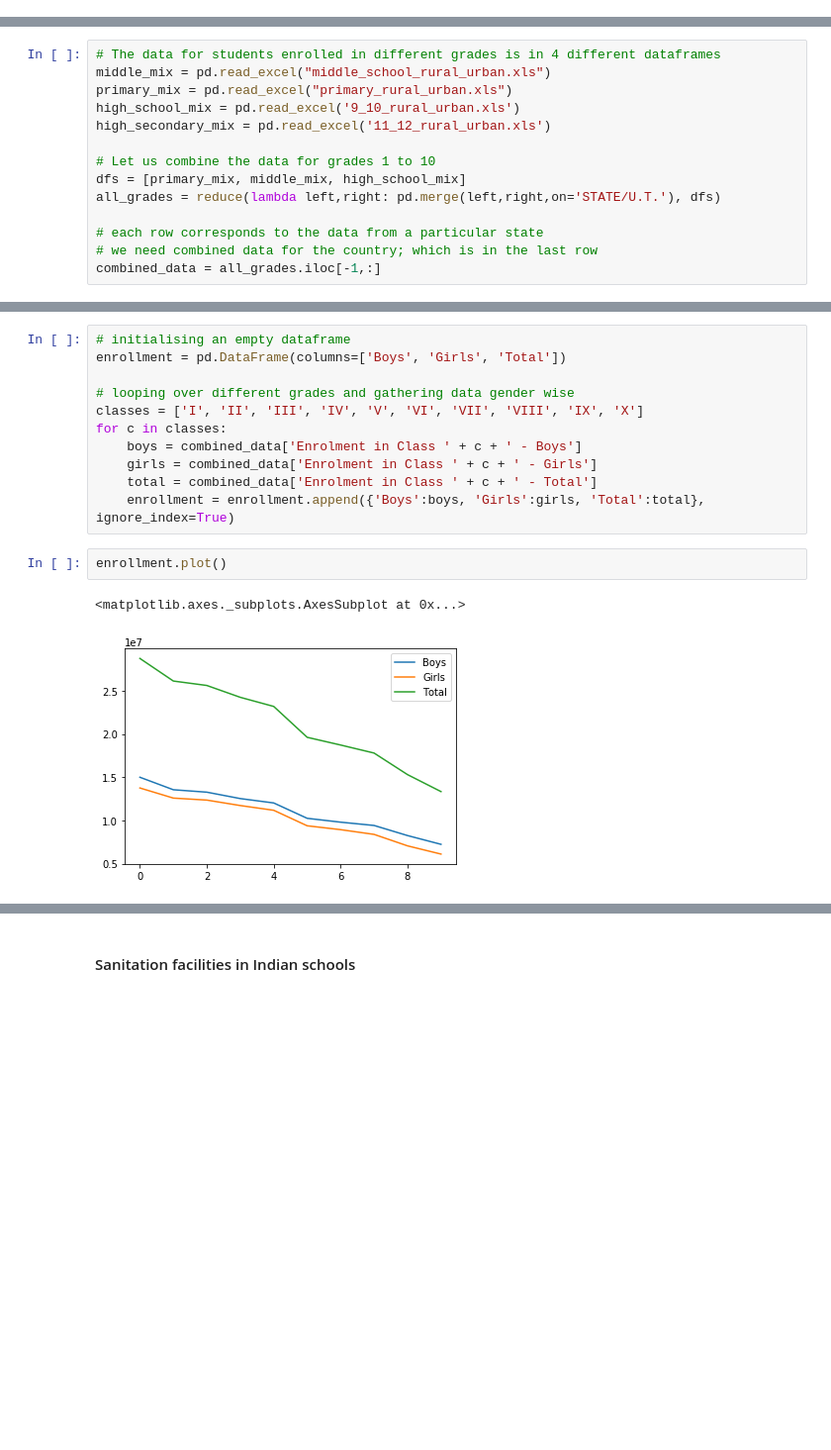
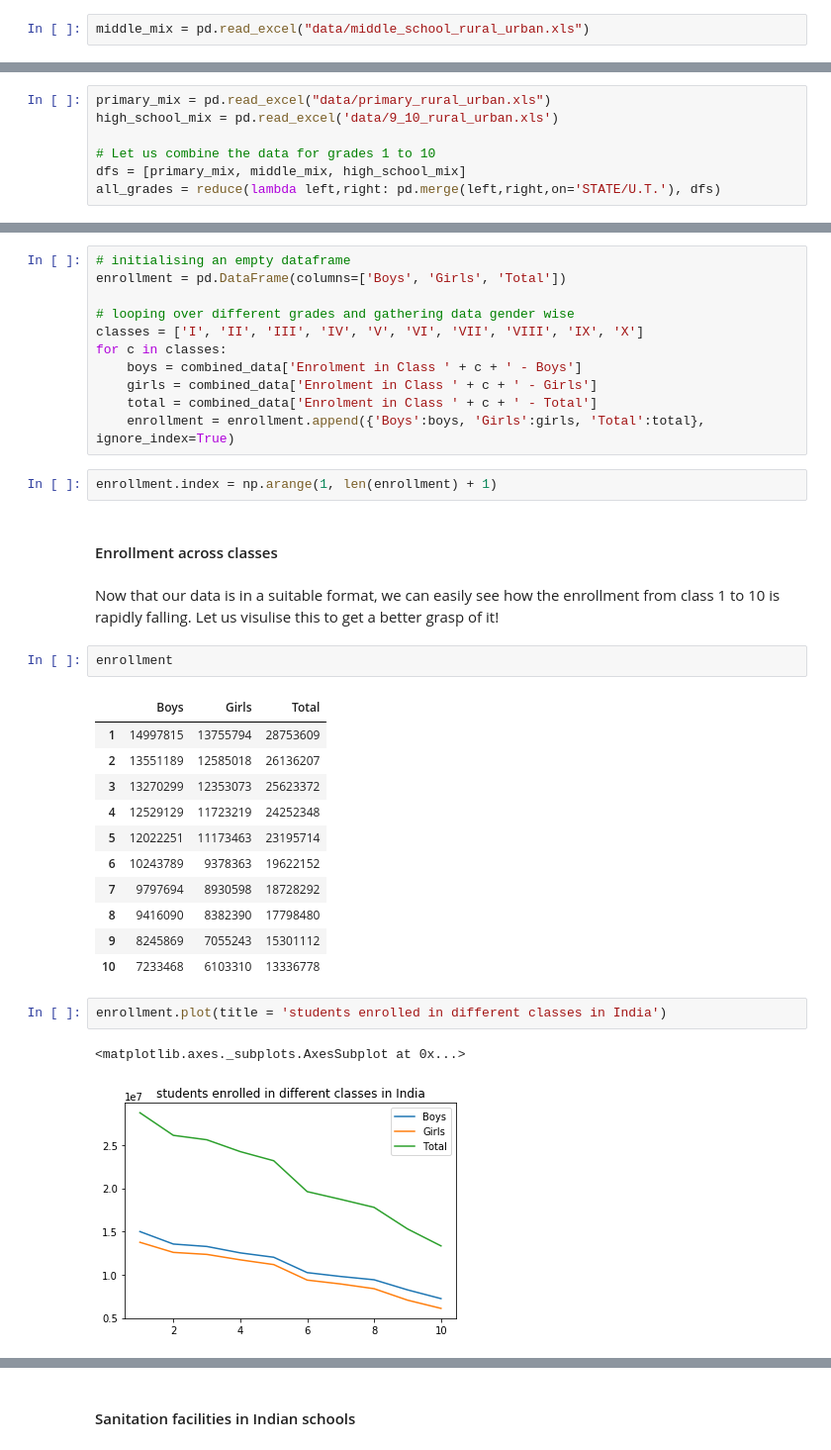
Before and after one commit to SusmeetJain/school_dropouts, a Jupyter notebook: patterns in dropping out.ipynb, the cells around one changed output, grey strips where cells are left out. Shown at 99% size. Drawn from its saved outputs; the diff is of its cells as text; blank space fills up the shorter version.

```diff
--- a/patterns in dropping out.ipynb
+++ b/patterns in dropping out.ipynb
@@ -5,0 +26,2 @@ from functools import reduce
+# %%
+middle_mix = pd.read_excel("data/middle_school_rural_urban.xls")
@@ -6,17 +43,10 @@ from functools import reduce
 # %%
-# The data for students enrolled in different grades is in 4 different dataframes
-middle_mix = pd.read_excel("middle_school_rural_urban.xls")
-primary_mix = pd.read_excel("primary_rural_urban.xls")
-high_school_mix = pd.read_excel('9_10_rural_urban.xls')
-high_secondary_mix = pd.read_excel('11_12_rural_urban.xls')
+primary_mix = pd.read_excel("data/primary_rural_urban.xls")
+high_school_mix = pd.read_excel('data/9_10_rural_urban.xls')
 
 # Let us combine the data for grades 1 to 10
 dfs = [primary_mix, middle_mix, high_school_mix]
 all_grades = reduce(lambda left,right: pd.merge(left,right,on='STATE/U.T.'), dfs)
-
-# each row corresponds to the data from a particular state
-# we need combined data for the country; which is in the last row
-combined_data = all_grades.iloc[-1,:]
 # %% [output]
 WARNING *** OLE2 inconsistency: SSCS size is 0 but SSAT size is non-zero
 WARNING *** OLE2 inconsistency: SSCS size is 0 but SSAT size is non-zero
@@ -46,9 +78,29 @@ for c in classes:
     girls = combined_data['Enrolment in Class ' + c + ' - Girls']
     total = combined_data['Enrolment in Class ' + c + ' - Total']
     enrollment = enrollment.append({'Boys':boys, 'Girls':girls, 'Total':total}, ignore_index=True)
+# %%
+enrollment.index = np.arange(1, len(enrollment) + 1)
+# %% [markdown]
+#### Enrollment across classes
+# %% [markdown]
+Now that our data is in a suitable format, we can easily see how the enrollment from class 1 to 10 is rapidly falling. Let us visulise this to get a better grasp of it!
 # %%
-enrollment.plot()
+enrollment
 # %% [output]
-<matplotlib.axes._subplots.AxesSubplot at 0x...>
-[figure, removed]
+|  | Boys | Girls | Total |
+| 1 | 14997815 | 13755794 | 28753609 |
+| 2 | 13551189 | 12585018 | 26136207 |
+| 3 | 13270299 | 12353073 | 25623372 |
+| 4 | 12529129 | 11723219 | 24252348 |
+| 5 | 12022251 | 11173463 | 23195714 |
+| 6 | 10243789 | 9378363 | 19622152 |
+| 7 | 9797694 | 8930598 | 18728292 |
+| 8 | 9416090 | 8382390 | 17798480 |
+| 9 | 8245869 | 7055243 | 15301112 |
+| 10 | 7233468 | 6103310 | 13336778 |
+# %%
+enrollment.plot(title = 'students enrolled in different classes in India')
+# %% [output]
+<matplotlib.axes._subplots.AxesSubplot at 0x...>
+[figure, added]
 # %% [markdown]
```
Also changed, not shown: parts of 32 cells of this notebook, 10 other files.
